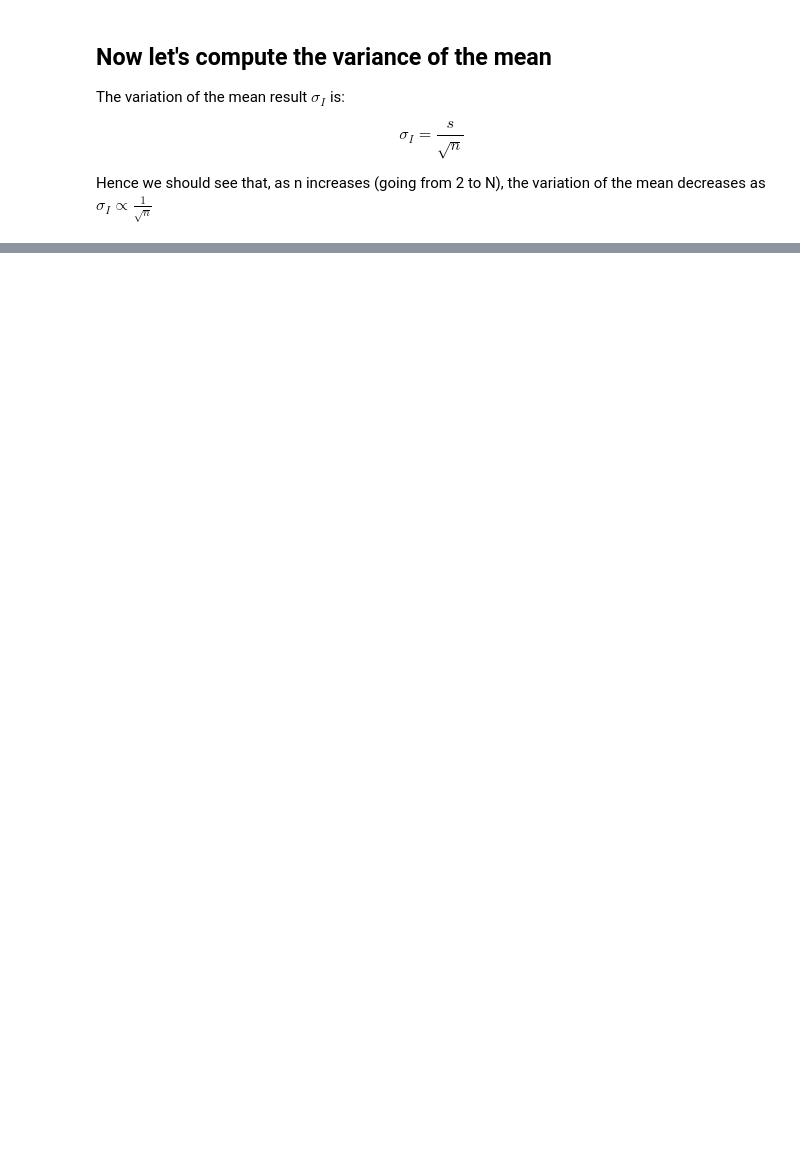
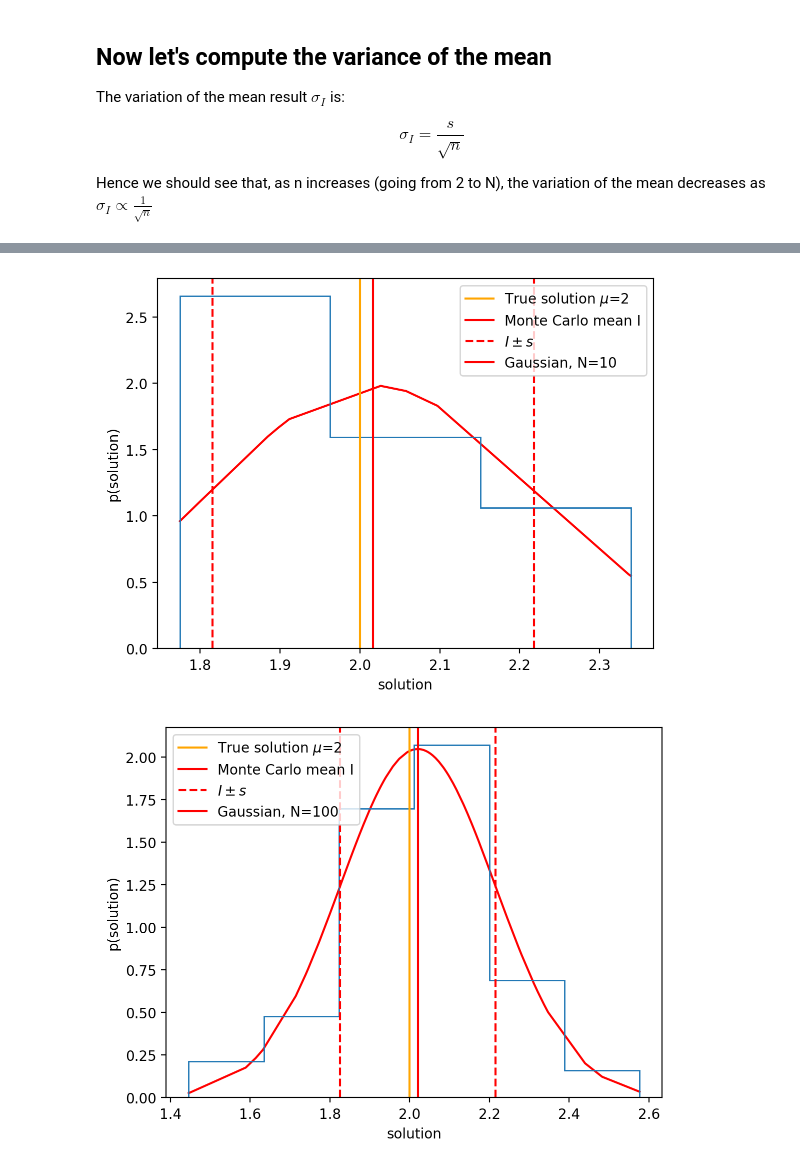
Before and after one commit to olghyn/ASTROSTATS, a Jupyter notebook: L03.1.ipynb, the cells around one changed output, grey strips where cells are left out. Cells and saved outputs as stored; diff of their text form; code cells hidden in the pictures; blank space fills up the shorter version.

Commit message:
cubic gaussian integral and kicking horses

```diff
--- a/L03.1.ipynb
+++ b/L03.1.ipynb
@@ -221,0 +189,33 @@ for n_i in N_i:
+# %%
+N_i = [100, 300, 900]
+sqrt_var = np.sqrt(var_n)
+mu_tot = running_mean
+
+plt.hist(solution[:10], bins=3, density=True,histtype='step')
+plt.axvline(sol, color='orange', label='True solution $\mu$='f'{sol}')
+plt.axvline(mu_tot[10], color='r', label='Monte Carlo mean I')
+plt.axvline(mu_tot[10] + sqrt_var[10], color='r', linestyle='dashed', label='$I \pm s$')
+plt.axvline(mu_tot[10] - sqrt_var[10], color='r', linestyle='dashed')
+plt.plot(np.sort(solution[:10]), gauss(np.sort(solution[:10]), mu_tot[10],
+                                       sqrt_var[10]), label='Gaussian, N=10', color='r', zorder=1)
+plt.xlabel("solution")
+plt.ylabel("p(solution)")
+plt.legend()
+plt.show()
+
+for n_i in N_i:
+
+    plt.hist(solution[:n_i], bins=int(n_i/15), density=True,histtype='step')
+    plt.axvline(sol, color='orange', label='True solution $\mu$='f'{sol}')
+    plt.axvline(mu_tot[n_i], color='r', label='Monte Carlo mean I')
+    plt.axvline(mu_tot[n_i] + sqrt_var[n_i], color='r', linestyle='dashed', label='$I \pm s$')
+    plt.axvline(mu_tot[n_i] - sqrt_var[n_i], color='r', linestyle='dashed')
+    plt.plot(np.sort(solution[:n_i]), gauss(np.sort(solution[:n_i]), mu_tot[n_i],
+                                            sqrt_var[n_i]), label='Gaussian, N='f'{n_i}', color='r', zorder=1)
+    plt.xlabel("solution")
+    plt.ylabel("p(solution)")
+    plt.legend()
+    plt.show()
+# %% [output]
+[figure, added]
+[figure, added]
```
Also changed, not shown: parts of 7 cells of this notebook.
